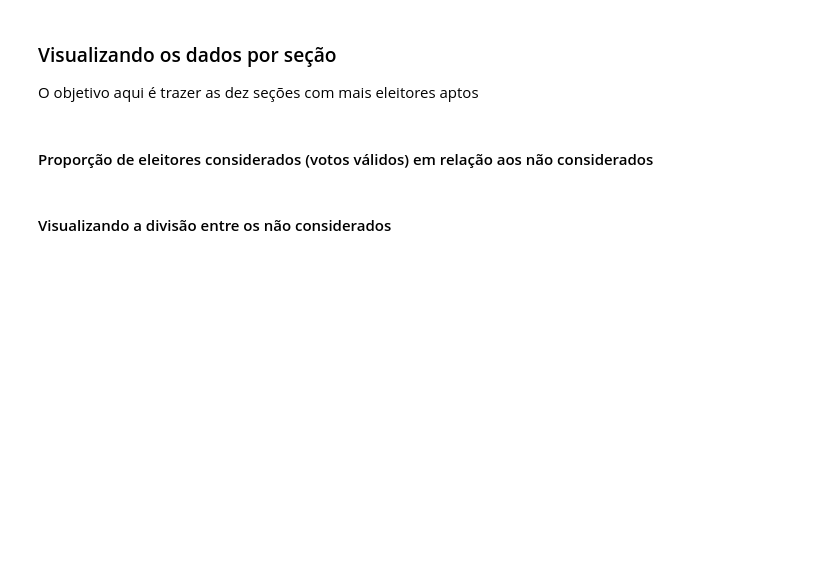
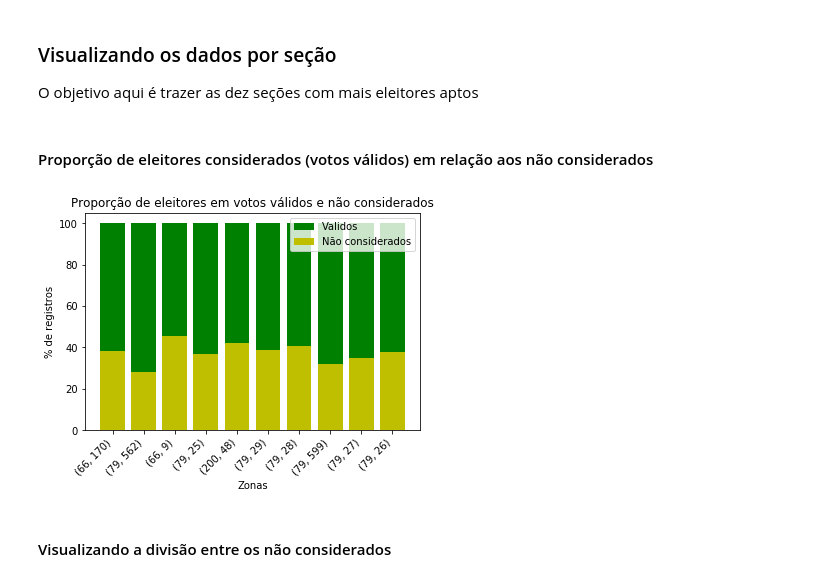
Before and after one commit to emanuelgsouza/eleicoes-dc-2016, a Jupyter notebook: analysis/analysis.ipynb, the cells around one changed output. Cells and saved outputs as stored; diff of their text form; code cells hidden in the pictures; blank space fills up the shorter version.

```diff
--- a/analysis/analysis.ipynb
+++ b/analysis/analysis.ipynb
@@ -88,5 +112,30 @@ plt.show()
 O objetivo aqui é trazer as dez seções com mais eleitores aptos
 # %% [markdown]
 #### Proporção de eleitores considerados (votos válidos) em relação aos não considerados
+# %%
+# ordenando por quantidade de aptos
+sorted = df.sort_values(by='aptos', ascending=False)
+items = sorted.iloc[:10]
+zonas = items_grouped.index.values
+validos = items_grouped['votos_nominais'].values
+nao_considerados = items_grouped['nao_considerados'].values
+
+total = items_grouped['aptos'].values
+proportion_validos = np.true_divide(validos, total) * 100
+proportion_nao_considerados = np.true_divide(nao_considerados, total) * 100
+
+index = np.arange(len(zonas))
+plt.bar(index, proportion_validos, width = width, bottom=proportion_nao_considerados, color='green', label = 'Validos')
+plt.bar(index, proportion_nao_considerados, width = width, color='y', label = 'Não considerados')
+plt.xlabel('Zonas', fontsize=10)
+plt.ylabel('% de registros', fontsize=10)
+plt.xticks(index, zonas)
+plt.title('Proporção de eleitores em votos válidos e não considerados')
+plt.setp(plt.gca().get_xticklabels(), rotation=45, horizontalalignment='right')
+plt.ylim=1.0
+plt.legend(loc='best')
+plt.show()
+# %% [output]
+[figure, added]
 # %% [markdown]
 #### Visualizando a divisão entre os não considerados
```
Also changed, not shown: parts of 3 cells of this notebook, 1 other file.
